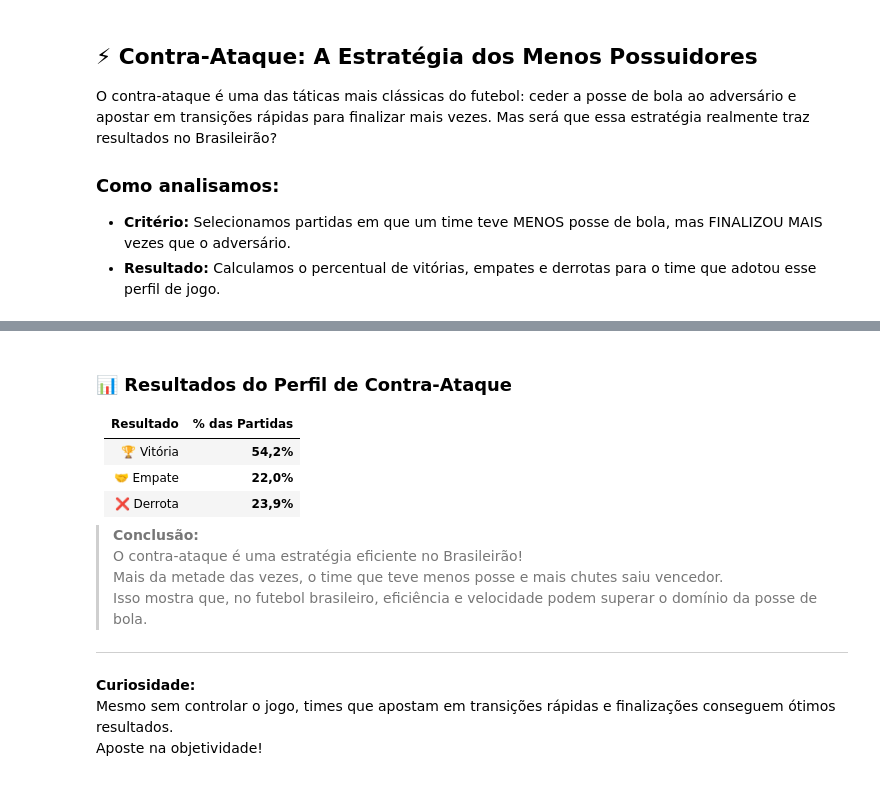
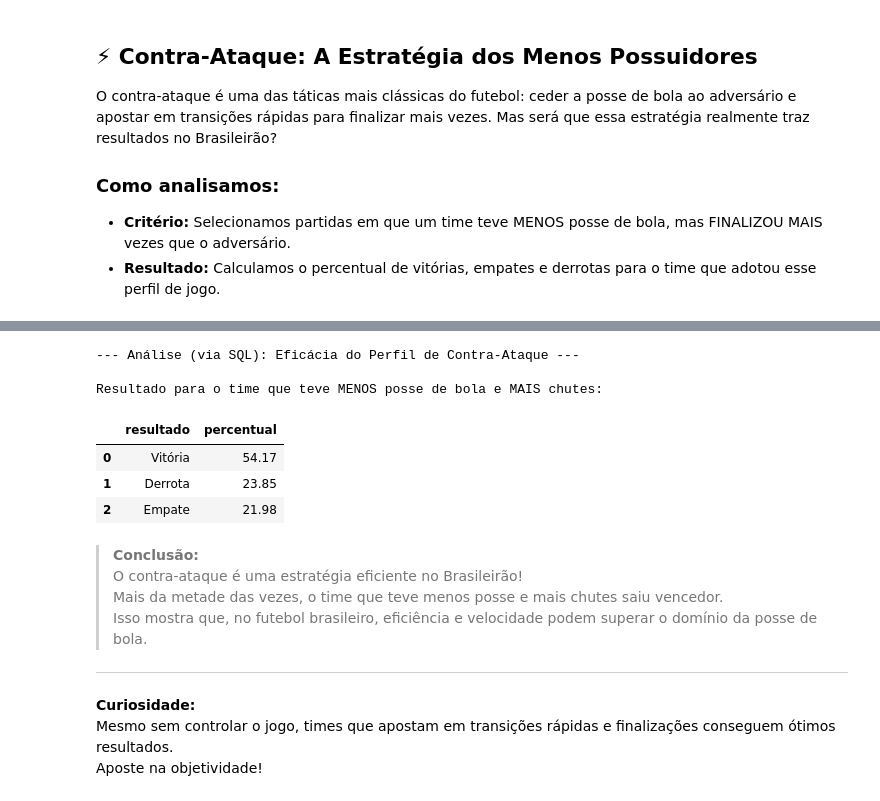
Before and after one commit to leorossi08/desafio-liven-tech, a Jupyter notebook: Challenge_Liven.ipynb, the cells around one changed output, grey strips where cells are left out. Saved outputs shown, nothing was run; the diff lists cells and outputs as text; code cells hidden in the pictures.

Commit message:
Uso de SQL em analise

```diff
--- a/Challenge_Liven.ipynb
+++ b/Challenge_Liven.ipynb
@@ -646,11 +577,72 @@ Resultado para o time que teve MENOS posse de bola e MAIS chutes:
+# %%
+import duckdb
+
+query_contra_ataque = """
+-- Usamos uma Common Table Expression (CTE) para clareza
+WITH JOGOS_CONTRA_ATAQUE AS (
+    SELECT
+        -- Determinamos o resultado do ponto de vista do time que contra-atacou
+        CASE
+            -- Caso 1: O MANDANTE contra-atacou (menos posse, mais chutes)
+            WHEN
+                mandante_posse_de_bola < visitante_posse_de_bola AND
+                mandante_chutes > visitante_chutes
+            THEN resultado -- O resultado da partida já é o do mandante
+
+            -- Caso 2: O VISITANTE contra-atacou (menos posse, mais chutes)
+            WHEN
+                visitante_posse_de_bola < mandante_posse_de_bola AND
+                visitante_chutes > mandante_chutes
+            -- Precisamos inverter o resultado da partida (que é a visão do mandante)
+            THEN CASE
+                WHEN resultado = 'Vitória' THEN 'Derrota'
+                WHEN resultado = 'Derrota' THEN 'Vitória'
+                ELSE 'Empate'
+            END
+        END AS resultado_final_contra_ataque
+    FROM
+        df_analise -- Aqui referenciamos o DataFrame diretamente!
+    WHERE
+        -- Filtramos apenas as partidas que se encaixam no perfil de contra-ataque
+        (mandante_posse_de_bola < visitante_posse_de_bola AND mandante_chutes > visitante_chutes) OR
+        (visitante_posse_de_bola < mandante_posse_de_bola AND visitante_chutes > mandante_chutes)
+)
+-- Agora, agregamos os resultados da CTE
+SELECT
+    resultado_final_contra_ataque AS resultado,
+    COUNT(*) * 100.0 / (SELECT COUNT(*) FROM JOGOS_CONTRA_ATAQUE) AS percentual
+FROM
+    JOGOS_CONTRA_ATAQUE
+GROUP BY
+    resultado_final_contra_ataque
+ORDER BY
+    percentual DESC;
+"""
+
+# Executa a consulta e converte o resultado de volta para um DataFrame do pandas
+resumo_contra_ataque_sql_df = duckdb.query(query_contra_ataque).to_df()
+
+print("--- Análise (via SQL): Eficácia do Perfil de Contra-Ataque ---\n")
+print("Resultado para o time que teve MENOS posse de bola e MAIS chutes:")
+display(resumo_contra_ataque_sql_df.round(2))
+
+# Agora, podemos usar este novo DataFrame para plotar o gráfico, exatamente como antes!
+fig = px.pie(
+    resumo_contra_ataque_sql_df,
+    names='resultado',
+    values='percentual',
+    title='Eficácia do Perfil de Contra-Ataque (%) - Gerado com SQL'
+)
+fig.show()
+# %% [output]
+--- Análise (via SQL): Eficácia do Perfil de Contra-Ataque ---
+
+Resultado para o time que teve MENOS posse de bola e MAIS chutes:
+|  | resultado | percentual |
+| 0 | Vitória | 54.17 |
+| 1 | Derrota | 23.85 |
+| 2 | Empate | 21.98 |
 # %% [markdown]
-### 📊 Resultados do Perfil de Contra-Ataque
-
-| Resultado | % das Partidas |
-|-----------|:--------------:|
-| 🏆 Vitória | **54,2%**      |
-| 🤝 Empate  | **22,0%**      |
-| ❌ Derrota | **23,9%**      |
 
 > **Conclusão:**
 > O contra-ataque é uma estratégia eficiente no Brasileirão!
```
Also changed, not shown: parts of 4 cells of this notebook.
